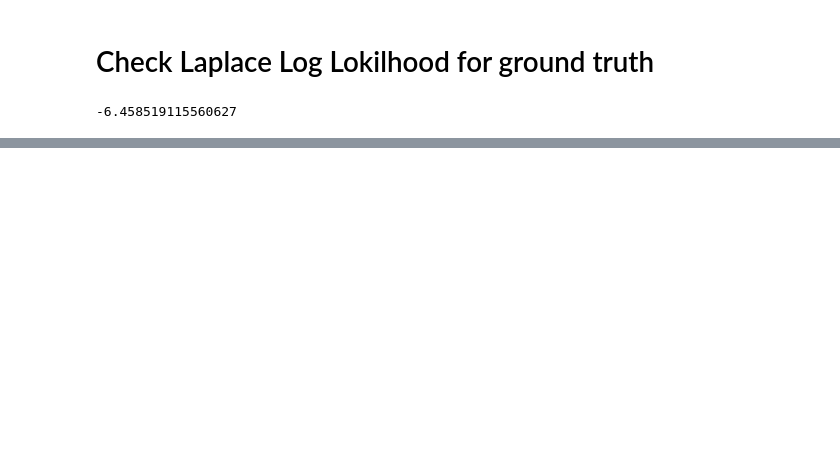
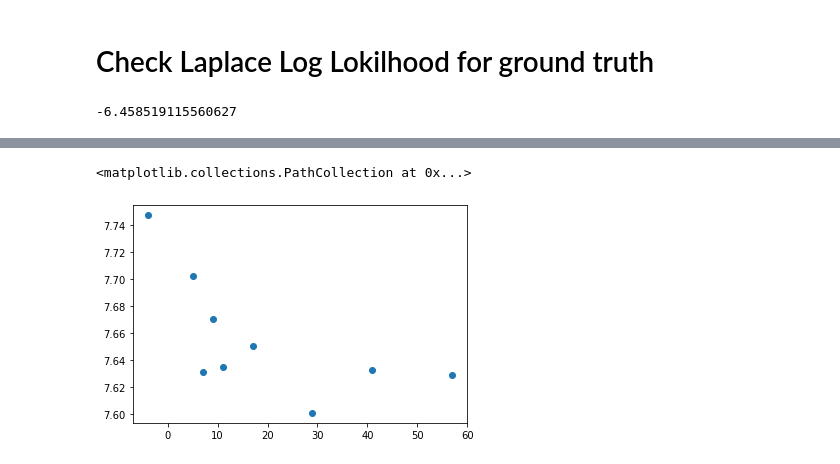
Before and after one commit to omerhac/osic-fibrosis, a Jupyter notebook: exponent_functions_eda.ipynb, the cells around one changed output, grey strips where cells are left out. Cells and saved outputs as stored; diff of their text form; code cells hidden in the pictures; blank space fills up the shorter version.

```diff
--- a/exponent_functions_eda.ipynb
+++ b/exponent_functions_eda.ipynb
@@ -95,0 +195,8 @@ metric_check(func_dict, 170)
+# %%
+# visualize log of exp
+hist = table_data.get_fvc_hist(train_table, "ID00007637202177411956430") # get hist
+log_fvc = np.log(hist["FVC"])
+plt.scatter(hist["Weeks"], log_fvc)
+# %% [output]
+<matplotlib.collections.PathCollection at 0x...>
+[figure, added]
```
Also changed, not shown: parts of 13 cells of this notebook.
